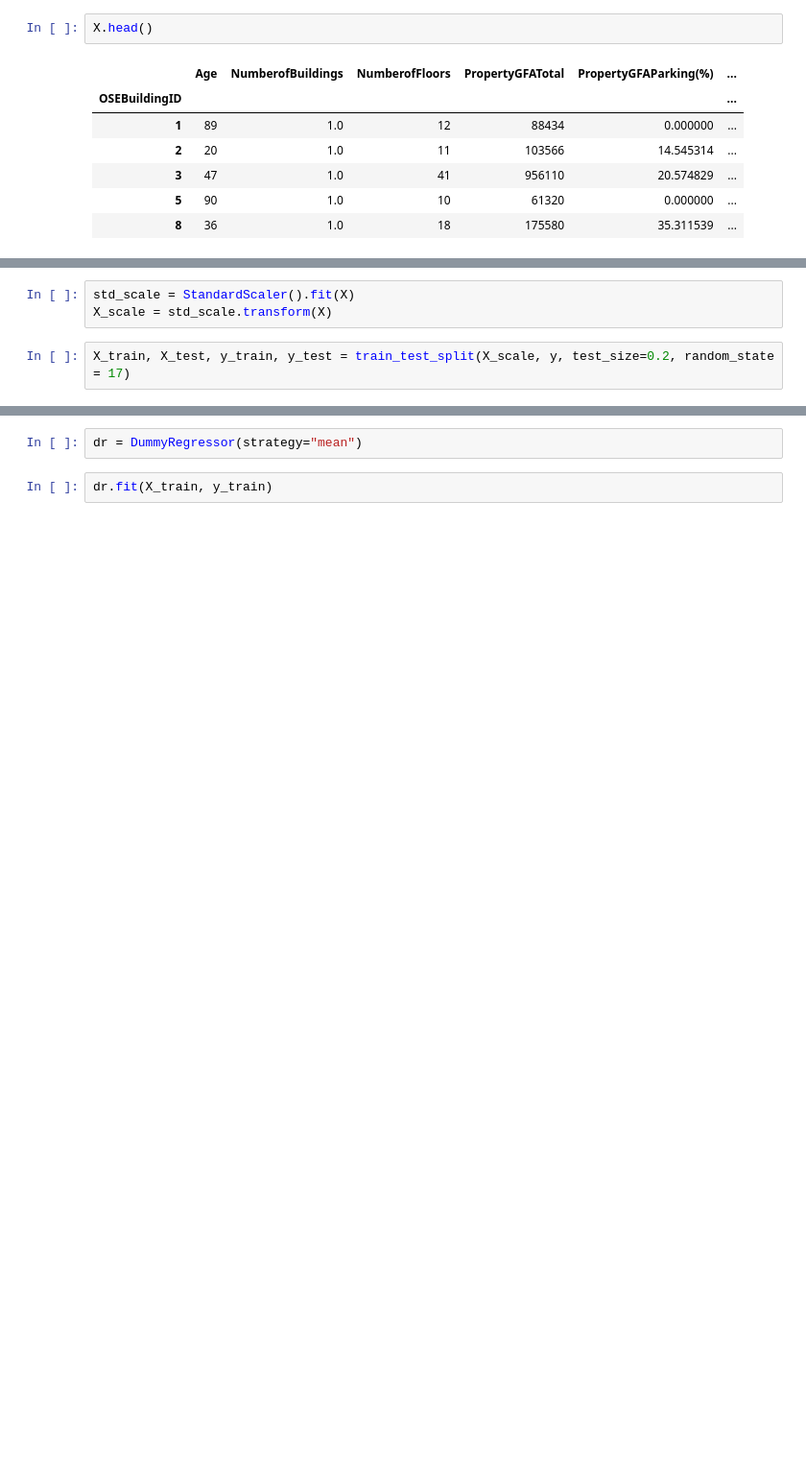
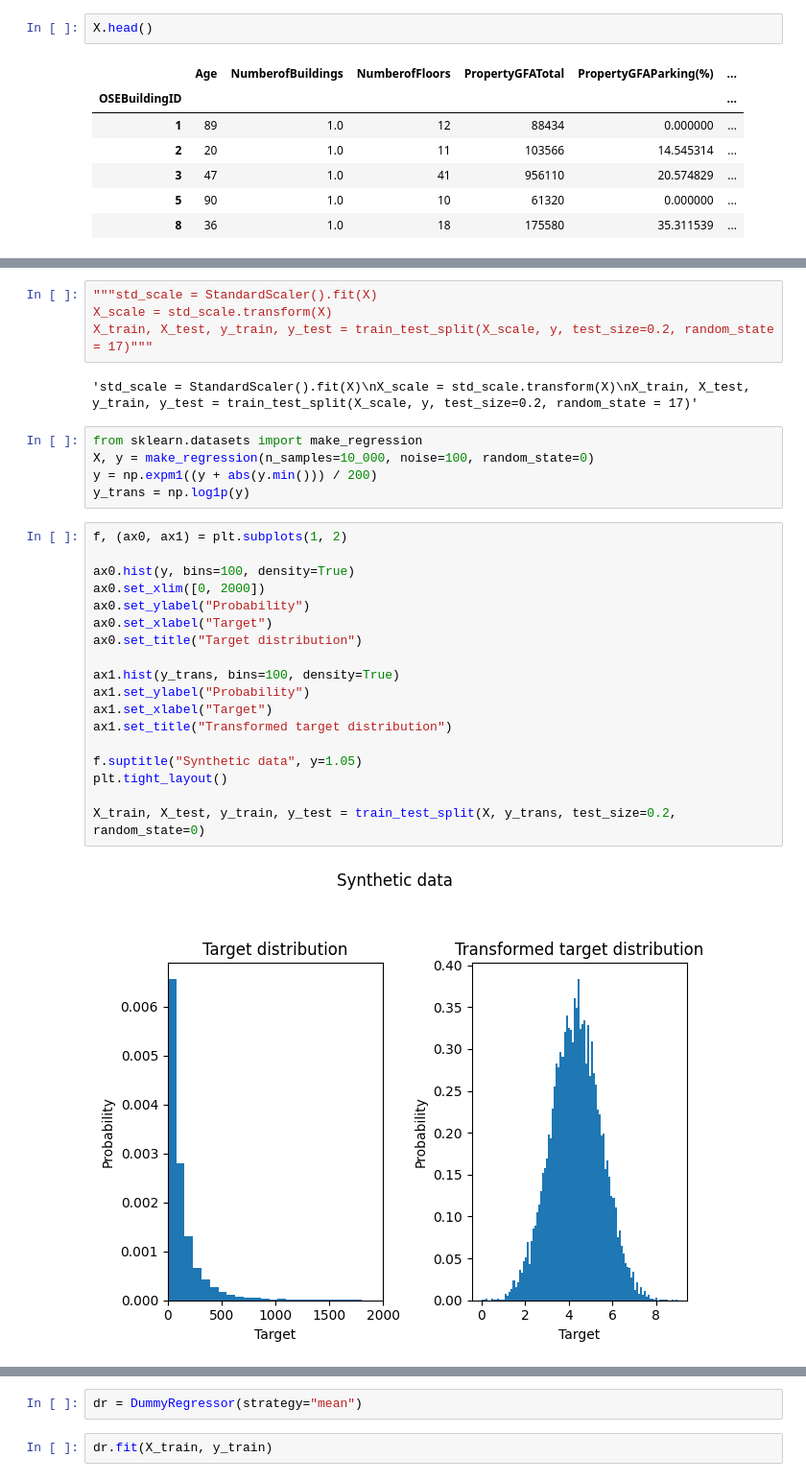
Before and after one commit to ThomasMeb/Anticiper_besoins_des_batiments, a Jupyter notebook: EmissionsCO2.ipynb, the cells around one changed output, grey strips where cells are left out. Shown at 96% size. Saved outputs shown, nothing was run; the diff lists cells and outputs as text; blank space fills up the shorter version.

```diff
--- a/EmissionsCO2.ipynb
+++ b/EmissionsCO2.ipynb
@@ -96,8 +90,34 @@ X.head()
 # %%
-std_scale = StandardScaler().fit(X)
+"""std_scale = StandardScaler().fit(X)
 X_scale = std_scale.transform(X)
+X_train, X_test, y_train, y_test = train_test_split(X_scale, y, test_size=0.2, random_state = 17)"""
+# %% [output]
+'std_scale = StandardScaler().fit(X)\nX_scale = std_scale.transform(X)\nX_train, X_test, y_train, y_test = train_test_split(X_scale, y, test_size=0.2, random_state = 17)'
-# %%
-X_train, X_test, y_train, y_test = train_test_split(X_scale, y, test_size=0.2, random_state = 17)
+# %%
+from sklearn.datasets import make_regression
+X, y = make_regression(n_samples=10_000, noise=100, random_state=0)
+y = np.expm1((y + abs(y.min())) / 200)
+y_trans = np.log1p(y)
+# %%
+f, (ax0, ax1) = plt.subplots(1, 2)
+
+ax0.hist(y, bins=100, density=True)
+ax0.set_xlim([0, 2000])
+ax0.set_ylabel("Probability")
+ax0.set_xlabel("Target")
+ax0.set_title("Target distribution")
+
+ax1.hist(y_trans, bins=100, density=True)
+ax1.set_ylabel("Probability")
+ax1.set_xlabel("Target")
+ax1.set_title("Transformed target distribution")
+
+f.suptitle("Synthetic data", y=1.05)
+plt.tight_layout()
+
+X_train, X_test, y_train, y_test = train_test_split(X, y_trans, test_size=0.2, random_state=0)
+# %% [output]
+[figure, added]
 # %%
 X_test.shape
 # %% [output]
```
Also changed, not shown: parts of 46 cells of this notebook.
